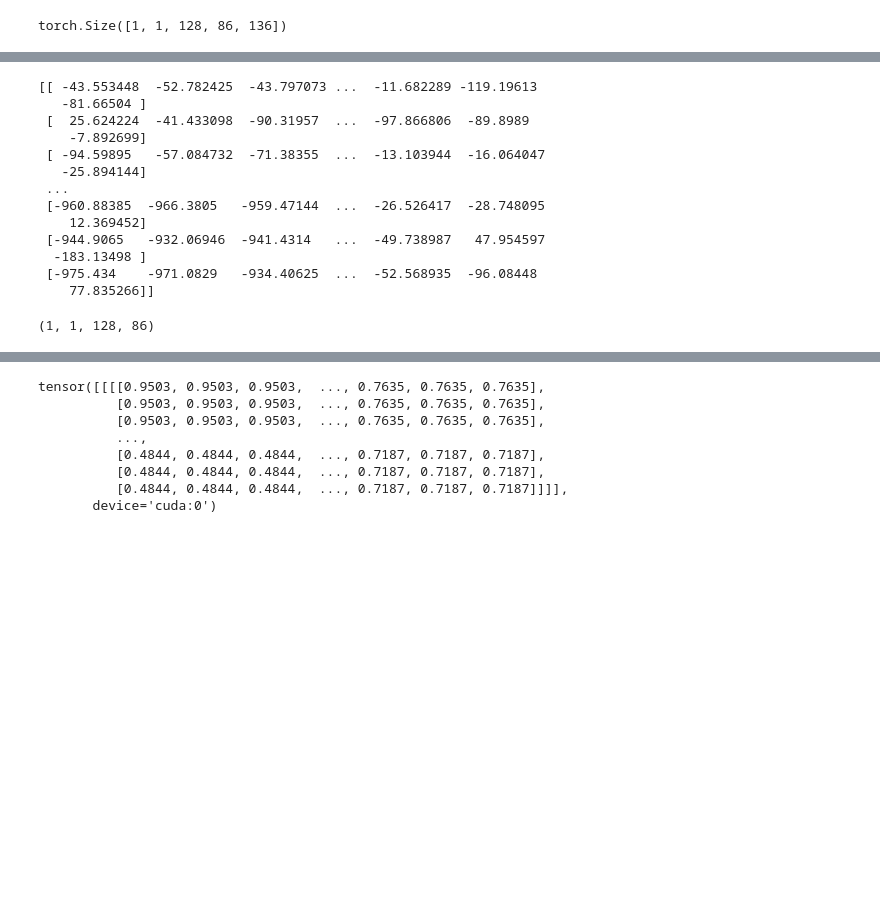
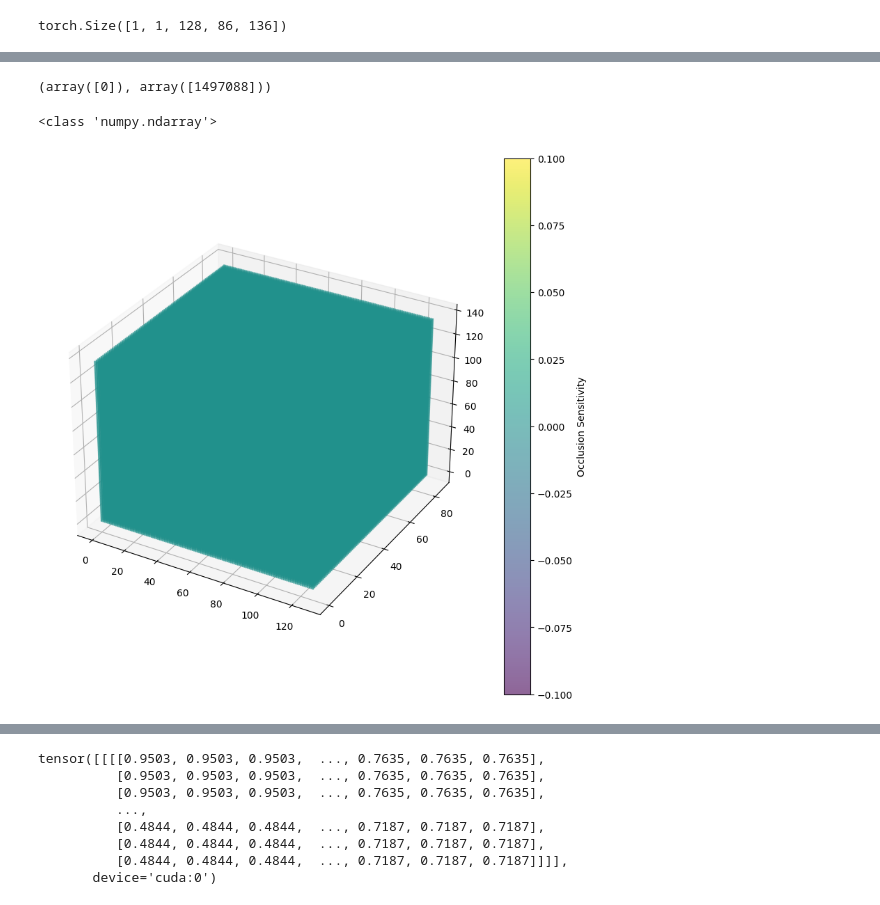
Before and after one commit to ardamamur/3D-Castellvi-Prediction, a Jupyter notebook: notebooks/visualize_learned_filters.ipynb, the cells around one changed output, grey strips where cells are left out. Saved outputs shown, nothing was run; the diff lists cells and outputs as text; code cells hidden in the pictures; blank space fills up the shorter version.

Commit message:
not last version

```diff
--- a/notebooks/visualize_learned_filters.ipynb
+++ b/notebooks/visualize_learned_filters.ipynb
@@ -113,7 +113,7 @@ ckpt_path = args.experiments + '/baseline_models/' + args.model + '/best_models/
 best_model = os.listdir(ckpt_path)[0]
 best_model_path = os.path.join(ckpt_path, best_model)
 
-model = load_model(path = best_model_path, params = args)
+model = load_model(path = '/data1/practical-sose23/castellvi/team_repo/3D-Castellvi-Prediction/experiments/baseline_models/densenet/best_models/version_9/densenet-epoch=64-val_loss=0.20.ckpt', params = args)
 # %% [output]
 DenseNet loaded with 3 classes, data_size (128, 86, 136) and 1 channel
 # %%
@@ -416,4 +409,5 @@ print(train_records[0])
 # %%
 data_size = (128,86,136)
 # %%
-img = processor._get_cutout(train_records[0], return_seg = args.use_seg, max_shape= data_size)
+
+img = processor._get_cutout(train_records[0], return_seg = True, max_shape= data_size)
@@ -520,0 +492,19 @@ tensor([[[[[  -62.3881,   -80.6535,  -118.8026,  ...,     0.0000,
+# %%
+from monai.visualize import OcclusionSensitivity
+
+# Define the occlusion sensitivity object
+occlusion_sensitivity = OcclusionSensitivity(
+    nn_module=model, mask_size=(32,21,34), n_batch=1, stride=2
+)
+
+# Ensure your image is in the correct shape for the model and on the right device
+device = next(model.parameters()).device  # get the device of the model
+image_array = img.to(device)
+#image_array = image_array.permute(0,1,4,2,3)
+
+# Compute occlusion sensitivity for the entire 3D volume
+class_idx, sensitivity_3d = occlusion_sensitivity(image_array)
+
+# Move the sensitivity map to CPU and convert it to numpy
+
+sensitivity_3d = sensitivity_3d.cpu().numpy()  # move back to CPU and convert to numpy
@@ -521,24 +553,34 @@ tensor([[[[[  -62.3881,   -80.6535,  -118.8026,  ...,     0.0000,
+# %%
+sensitivity_3d = sensitivity_3d[0][0]
+# %%
+np.unique(sensitivity_3d, return_counts = True)
+# %% [output]
+(array([0]), array([1497088]))
+# %%
+print(type(sensitivity_3d))
+# %% [output]
+<class 'numpy.ndarray'>
+# %%
+# Creating a figure and 3D subplot
+fig = plt.figure(figsize=(10,10))
+ax = fig.add_subplot(111, projection='3d')
+
+# Getting the dimensions of the data
+dim_x, dim_y, dim_z = sensitivity_3d.shape
+
+# Creating a meshgrid for the 3D data
+x, y, z = np.meshgrid(np.arange(dim_x), np.arange(dim_y), np.arange(dim_z), indexing='ij')
+
+# Plotting the 3D data, using the data values as the color
+cax = ax.scatter(x, y, z, c=sensitivity_3d.flatten(), alpha=0.6, s=1)
+
+# Adding a colorbar
+fig.colorbar(cax, label='Occlusion Sensitivity')
+
+plt.show()
+# %% [output]
+[figure, added]
 # %%
 image7 = image5.detach().cpu().numpy()[..., 5]
 # %%
 image8 = img[..., 5]
-# %%
-print(image8)
-# %% [output]
-[[ -43.553448  -52.782425  -43.797073 ...  -11.682289 -119.19613
-   -81.66504 ]
- [  25.624224  -41.433098  -90.31957  ...  -97.866806  -89.8989
-    -7.892699]
- [ -94.59895   -57.084732  -71.38355  ...  -13.103944  -16.064047
-   -25.894144]
- ...
- [-960.88385  -966.3805   -959.47144  ...  -26.526417  -28.748095
-    12.369452]
- [-944.9065   -932.06946  -941.4314   ...  -49.738987   47.954597
-  -183.13498 ]
- [-975.434    -971.0829   -934.40625  ...  -52.568935  -96.08448
-    77.835266]]
-# %%
-print(image7.shape)
-# %% [output]
-(1, 1, 128, 86)
```
Also changed, not shown: parts of 50 cells of this notebook.
